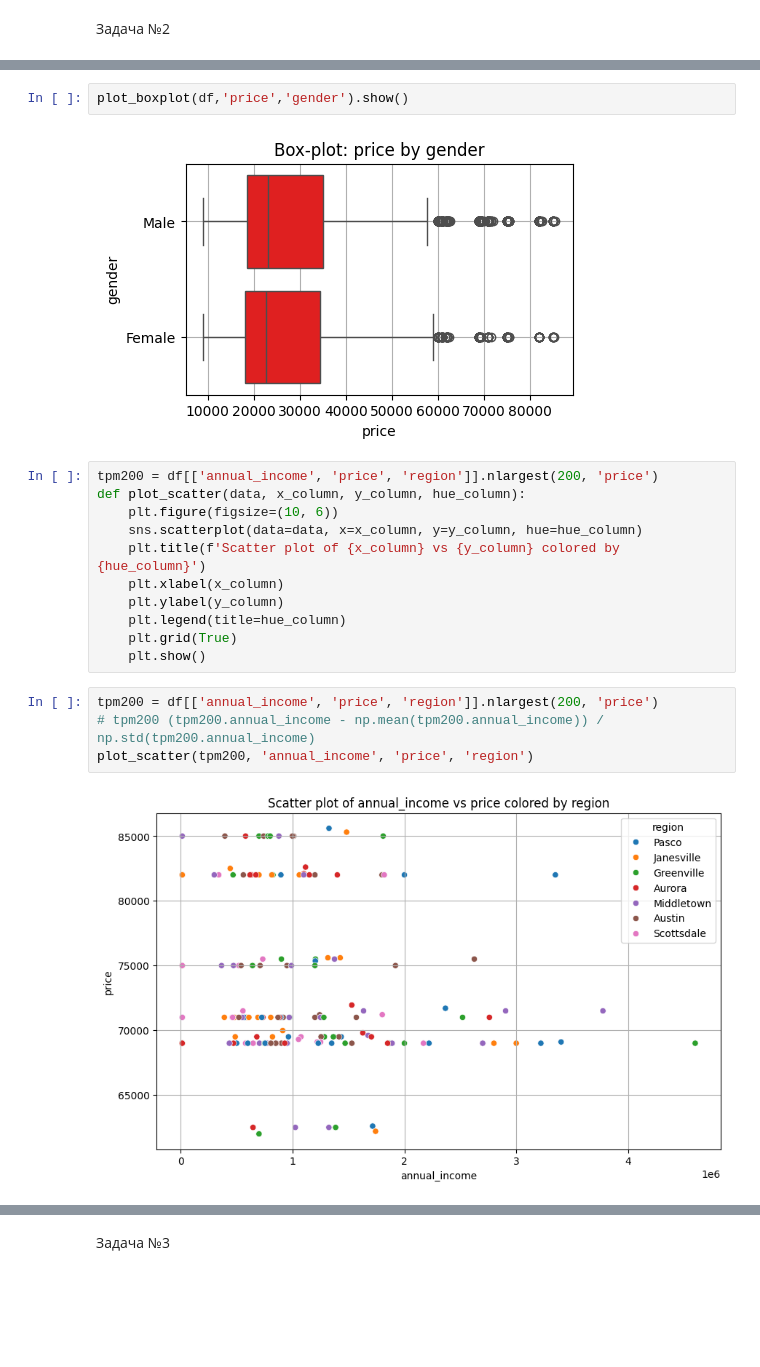
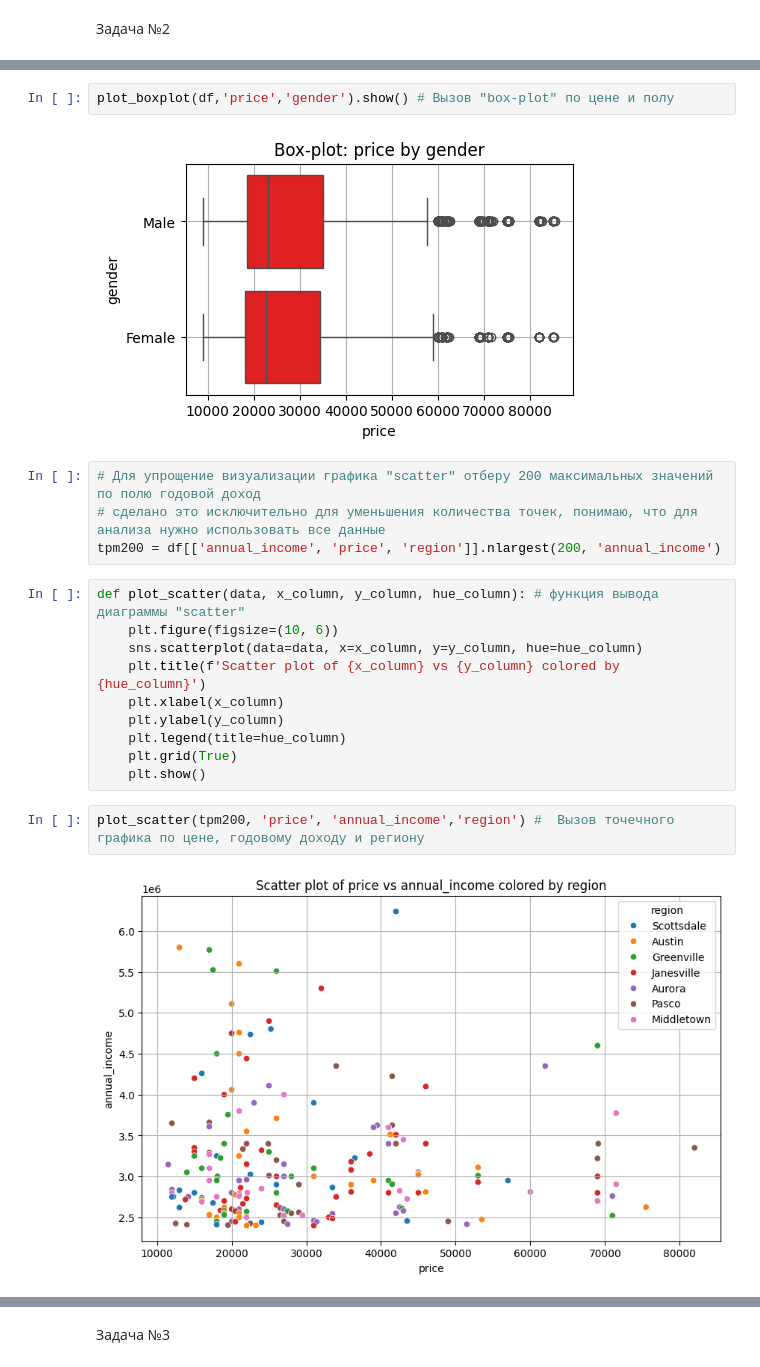
Before and after one commit to aquarapax/python-homework3, a Jupyter notebook: home_work3.ipynb, the cells around one changed output, grey strips where cells are left out. Saved outputs shown, nothing was run; the diff lists cells and outputs as text; blank space fills up the shorter version.

```diff
--- a/home_work3.ipynb
+++ b/home_work3.ipynb
@@ -88,12 +86,15 @@ def plot_boxplot(data, num_col, cat_col):
     #plt.show()
     return(plt)
 # %%
-plot_boxplot(df,'price','gender').show()
+plot_boxplot(df,'price','gender').show() # Вызов "box-plot" по цене и полу
 # %% [output]
 [figure]
+# %%
+# Для упрощение визуализации графика "scatter" отберу 200 максимальных значений по полю годовой доход
+# сделано это исключительно для уменьшения количества точек, понимаю, что для анализа нужно использовать все данные
+tpm200 = df[['annual_income', 'price', 'region']].nlargest(200, 'annual_income')
 # %%
-tpm200 = df[['annual_income', 'price', 'region']].nlargest(200, 'price')
-def plot_scatter(data, x_column, y_column, hue_column):
+def plot_scatter(data, x_column, y_column, hue_column): # функция вывода диаграммы "scatter"
     plt.figure(figsize=(10, 6))
     sns.scatterplot(data=data, x=x_column, y=y_column, hue=hue_column)
     plt.title(f'Scatter plot of {x_column} vs {y_column} colored by {hue_column}')
@@ -102,10 +103,8 @@ def plot_scatter(data, x_column, y_column, hue_column):
     plt.legend(title=hue_column)
     plt.grid(True)
     plt.show()
-# %%
-tpm200 = df[['annual_income', 'price', 'region']].nlargest(200, 'price')
-# tpm200 (tpm200.annual_income - np.mean(tpm200.annual_income)) / np.std(tpm200.annual_income)
-plot_scatter(tpm200, 'annual_income', 'price', 'region')
-# %% [output]
-[figure, removed]
+# %%
+plot_scatter(tpm200, 'price', 'annual_income','region') #  Вызов точечного графика по цене, годовому доходу и региону
+# %% [output]
+[figure, added]
 # %%
```
Also changed, not shown: parts of 9 cells of this notebook, 1 other file.
